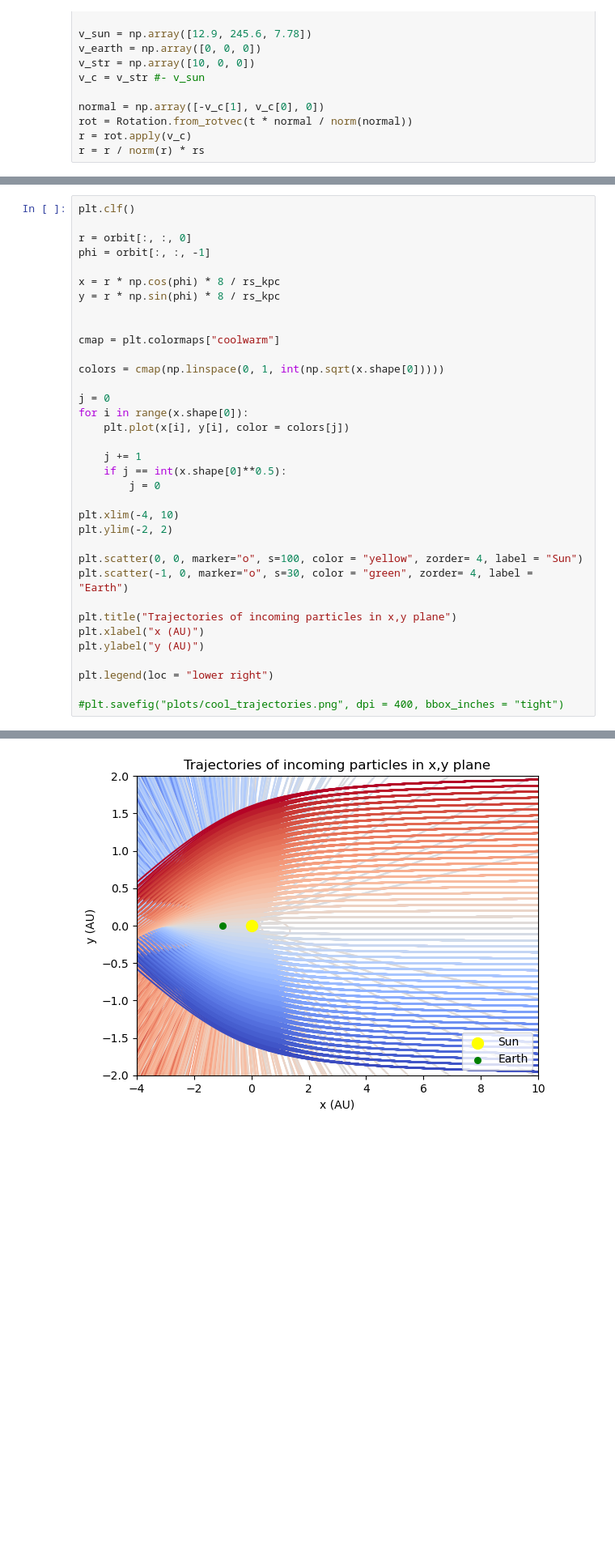
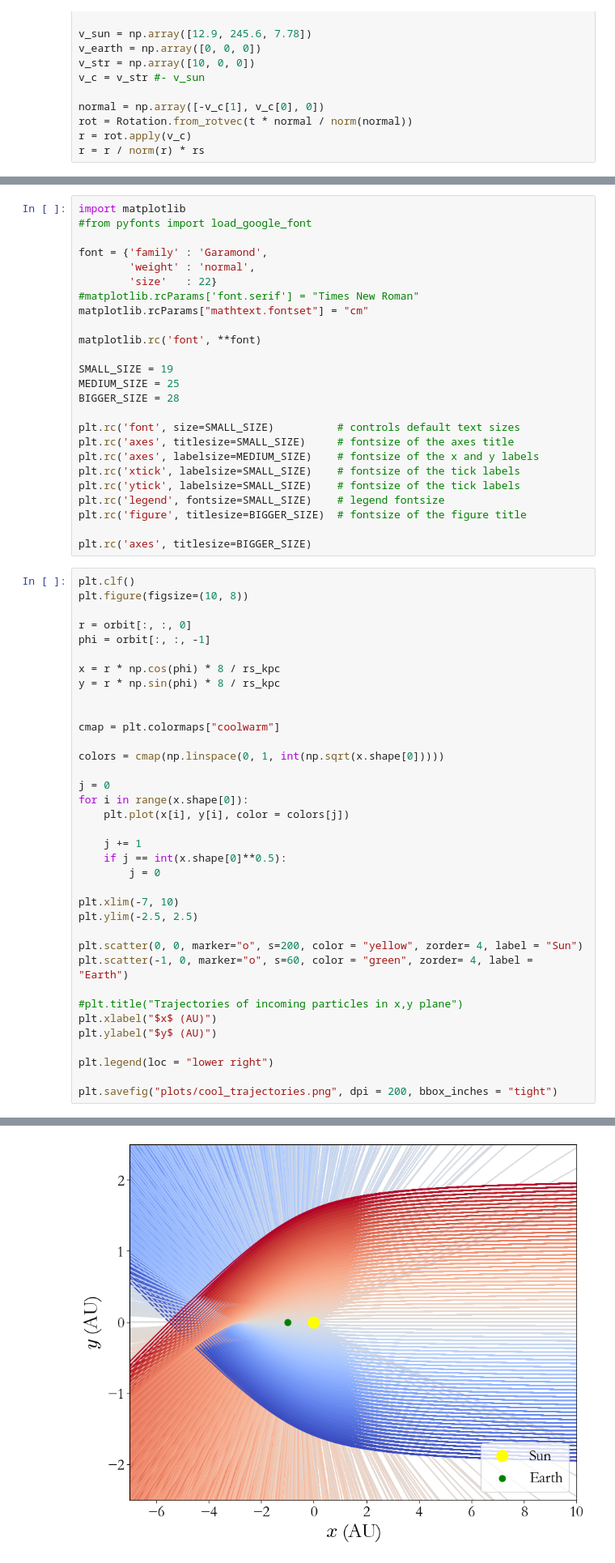
Before and after one commit to shauryagarg145/dark-matter-waves, a Jupyter notebook: solving_trajectories.ipynb, the cells around one changed output, grey strips where cells are left out. Shown at 81% size. Saved outputs shown, nothing was run; the diff lists cells and outputs as text; blank space fills up the shorter version.

```diff
--- a/solving_trajectories.ipynb
+++ b/solving_trajectories.ipynb
@@ -70,5 +100,31 @@ orbit = o.getOrbit()
+# %%
+import matplotlib
+#from pyfonts import load_google_font
+
+font = {'family' : 'Garamond',
+        'weight' : 'normal',
+        'size'   : 22}
+#matplotlib.rcParams['font.serif'] = "Times New Roman"
+matplotlib.rcParams["mathtext.fontset"] = "cm"
+
+matplotlib.rc('font', **font)
+
+SMALL_SIZE = 19
+MEDIUM_SIZE = 25
+BIGGER_SIZE = 28
+
+plt.rc('font', size=SMALL_SIZE)          # controls default text sizes
+plt.rc('axes', titlesize=SMALL_SIZE)     # fontsize of the axes title
+plt.rc('axes', labelsize=MEDIUM_SIZE)    # fontsize of the x and y labels
+plt.rc('xtick', labelsize=SMALL_SIZE)    # fontsize of the tick labels
+plt.rc('ytick', labelsize=SMALL_SIZE)    # fontsize of the tick labels
+plt.rc('legend', fontsize=SMALL_SIZE)    # legend fontsize
+plt.rc('figure', titlesize=BIGGER_SIZE)  # fontsize of the figure title
+
+plt.rc('axes', titlesize=BIGGER_SIZE)
 # %%
 plt.clf()
+plt.figure(figsize=(10, 8))
 
 r = orbit[:, :, 0]
 phi = orbit[:, :, -1]
@@ -89,17 +145,17 @@ for i in range(x.shape[0]):
     if j == int(x.shape[0]**0.5):
         j = 0
 
-plt.xlim(-4, 10)
-plt.ylim(-2, 2)
+plt.xlim(-7, 10)
+plt.ylim(-2.5, 2.5)
 
-plt.scatter(0, 0, marker="o", s=100, color = "yellow", zorder= 4, label = "Sun")
-plt.scatter(-1, 0, marker="o", s=30, color = "green", zorder= 4, label = "Earth")
+plt.scatter(0, 0, marker="o", s=200, color = "yellow", zorder= 4, label = "Sun")
+plt.scatter(-1, 0, marker="o", s=60, color = "green", zorder= 4, label = "Earth")
 
-plt.title("Trajectories of incoming particles in x,y plane")
-plt.xlabel("x (AU)")
-plt.ylabel("y (AU)")
+#plt.title("Trajectories of incoming particles in x,y plane")
+plt.xlabel("$x$ (AU)")
+plt.ylabel("$y$ (AU)")
 
 plt.legend(loc = "lower right")
 
-#plt.savefig("plots/cool_trajectories.png", dpi = 400, bbox_inches = "tight")
+plt.savefig("plots/cool_trajectories.png", dpi = 200, bbox_inches = "tight")
 # %% [output]
@@ -107,2 +163,2 @@ plt.legend(loc = "lower right")
-[figure, old version]
+[figure, new version]
 # %%
```
Also changed, not shown: parts of 6 cells of this notebook, 4 other files.
